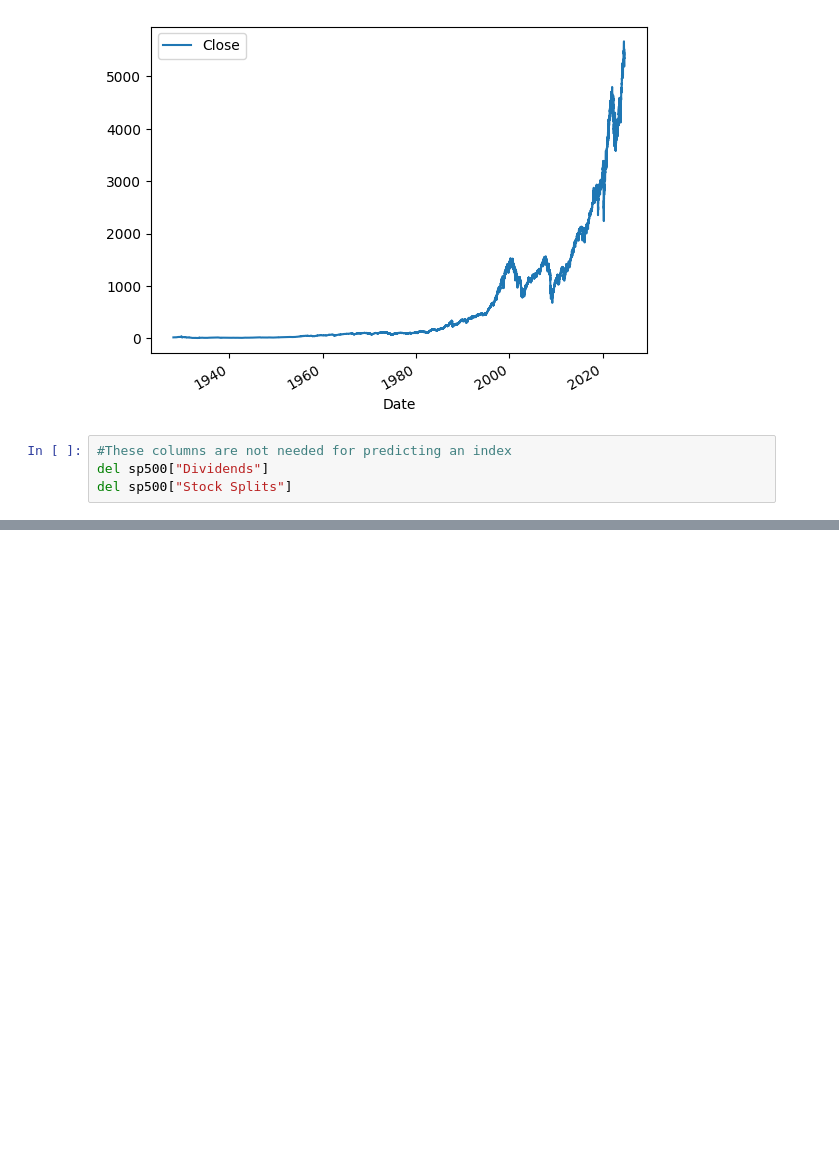
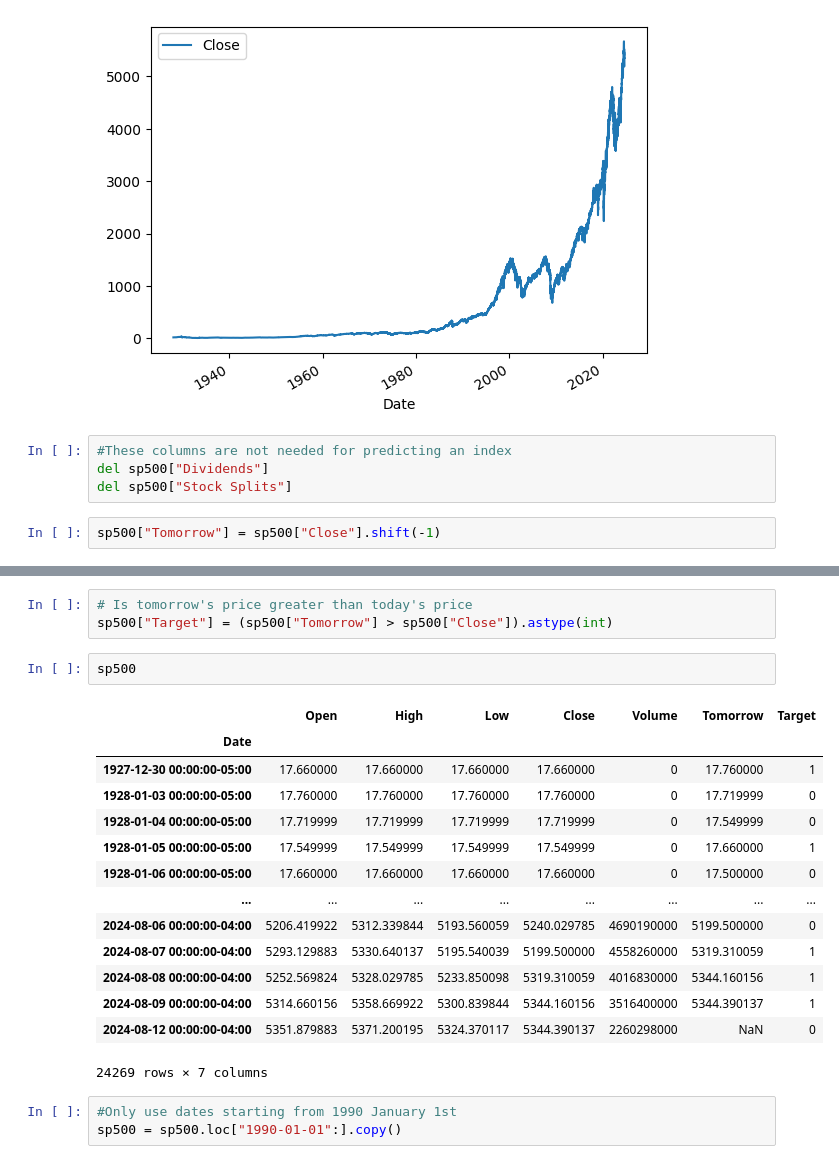
Before and after one commit to steven-0003/stock-predictor, a Jupyter notebook: stock_prediction.ipynb, the cells around one changed output, grey strips where cells are left out. Drawn from its saved outputs; the diff is of its cells as text; blank space fills up the shorter version.

```diff
--- a/stock_prediction.ipynb
+++ b/stock_prediction.ipynb
@@ -32,3 +32,5 @@ sp500.plot.line(y="Close", use_index=True)
 #These columns are not needed for predicting an index
 del sp500["Dividends"]
 del sp500["Stock Splits"]
+# %%
+sp500["Tomorrow"] = sp500["Close"].shift(-1)
@@ -34,0 +54,23 @@ del sp500["Stock Splits"]
+# %%
+# Is tomorrow's price greater than today's price
+sp500["Target"] = (sp500["Tomorrow"] > sp500["Close"]).astype(int)
+# %%
+sp500
+# %% [output]
+|  | Open | High | Low | Close | Volume | Tomorrow | Target |
+| Date |  |  |  |  |  |  |  |
+| 1927-12-30 00:00:00-05:00 | 17.660000 | 17.660000 | 17.660000 | 17.660000 | 0 | 17.760000 | 1 |
+| 1928-01-03 00:00:00-05:00 | 17.760000 | 17.760000 | 17.760000 | 17.760000 | 0 | 17.719999 | 0 |
+| 1928-01-04 00:00:00-05:00 | 17.719999 | 17.719999 | 17.719999 | 17.719999 | 0 | 17.549999 | 0 |
+| 1928-01-05 00:00:00-05:00 | 17.549999 | 17.549999 | 17.549999 | 17.549999 | 0 | 17.660000 | 1 |
+| 1928-01-06 00:00:00-05:00 | 17.660000 | 17.660000 | 17.660000 | 17.660000 | 0 | 17.500000 | 0 |
+| ... | ... | ... | ... | ... | ... | ... | ... |
+| 2024-08-06 00:00:00-04:00 | 5206.419922 | 5312.339844 | 5193.560059 | 5240.029785 | 4690190000 | 5199.500000 | 0 |
+| 2024-08-07 00:00:00-04:00 | 5293.129883 | 5330.640137 | 5195.540039 | 5199.500000 | 4558260000 | 5319.310059 | 1 |
+| 2024-08-08 00:00:00-04:00 | 5252.569824 | 5328.029785 | 5233.850098 | 5319.310059 | 4016830000 | 5344.160156 | 1 |
+| 2024-08-09 00:00:00-04:00 | 5314.660156 | 5358.669922 | 5300.839844 | 5344.160156 | 3516400000 | 5344.390137 | 1 |
+| 2024-08-12 00:00:00-04:00 | 5351.879883 | 5371.200195 | 5324.370117 | 5344.390137 | 2260298000 | NaN | 0 |
+24269 rows × 7 columns
+# %%
+#Only use dates starting from 1990 January 1st
+sp500 = sp500.loc["1990-01-01":].copy()
```
Also changed, not shown: parts of 8 cells of this notebook.
